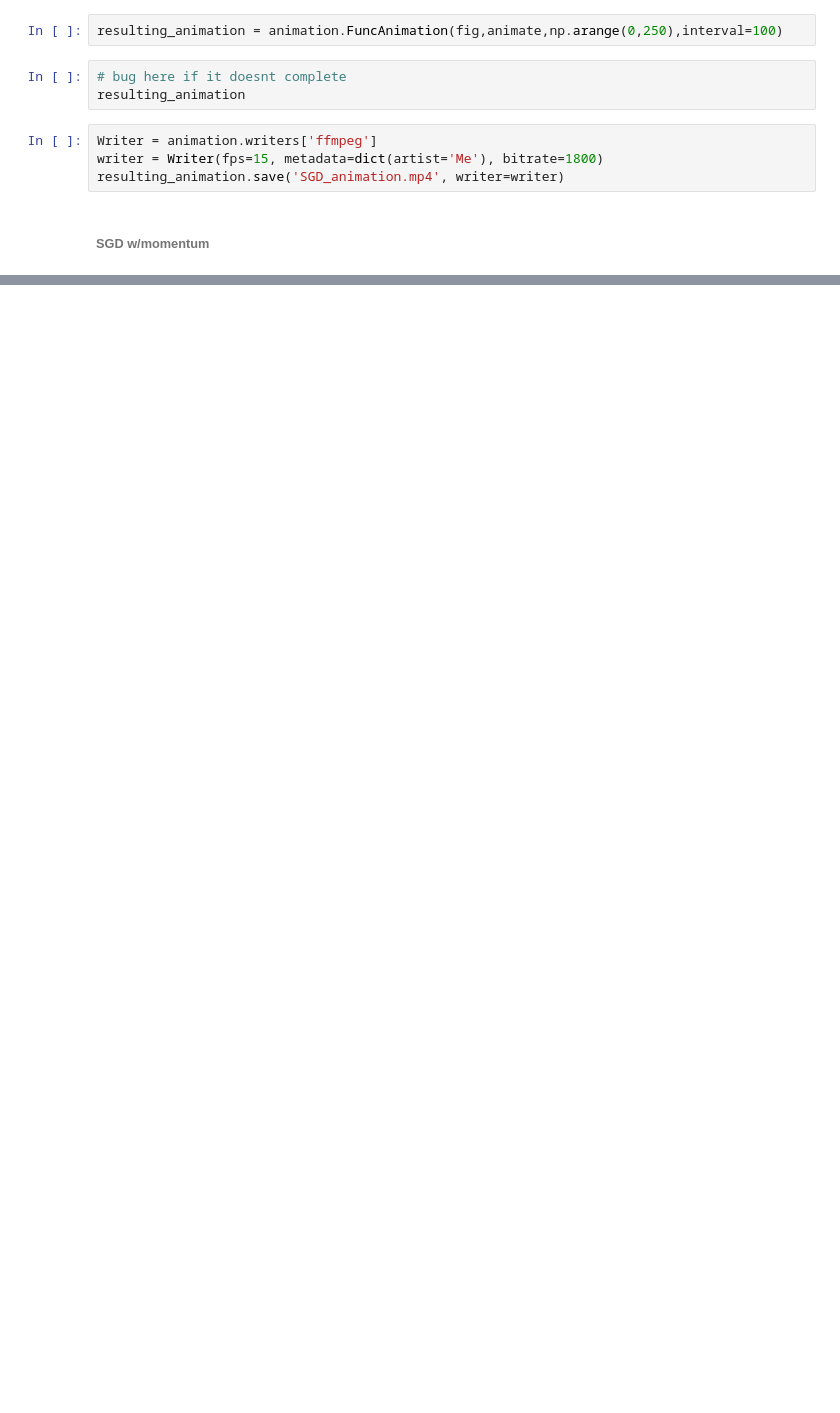
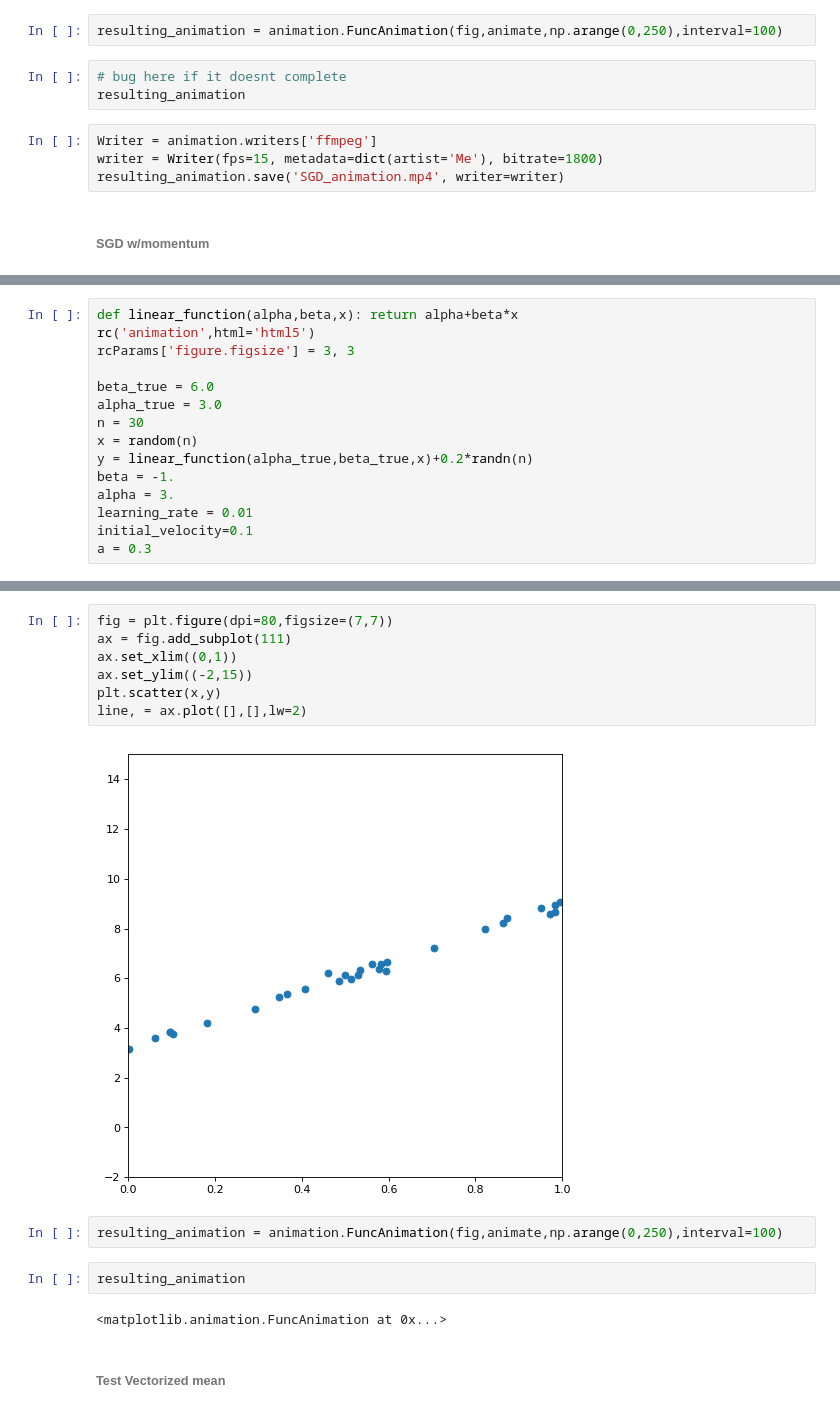
Before and after one commit to dougc333/TDS, a Jupyter notebook: linear_model.ipynb, the cells around one changed output, grey strips where cells are left out. Saved outputs shown, nothing was run; the diff lists cells and outputs as text; blank space fills up the shorter version.

```diff
--- a/linear_model.ipynb
+++ b/linear_model.ipynb
@@ -258,0 +222,15 @@ resulting_animation.save('SGD_animation.mp4', writer=writer)
+# %%
+def linear_function(alpha,beta,x): return alpha+beta*x
+rc('animation',html='html5')
+rcParams['figure.figsize'] = 3, 3
+
+beta_true = 6.0
+alpha_true = 3.0
+n = 30
+x = random(n)
+y = linear_function(alpha_true,beta_true,x)+0.2*randn(n)
+beta = -1.
+alpha = 3.
+learning_rate = 0.01
+initial_velocity=0.1
+a = 0.3
@@ -258,0 +265,17 @@ resulting_animation.save('SGD_animation.mp4', writer=writer)
+# %%
+fig = plt.figure(dpi=80,figsize=(7,7))
+ax = fig.add_subplot(111)
+ax.set_xlim((0,1))
+ax.set_ylim((-2,15))
+plt.scatter(x,y)
+line, = ax.plot([],[],lw=2)
+# %% [output]
+[figure, added]
+# %%
+resulting_animation = animation.FuncAnimation(fig,animate,np.arange(0,250),interval=100)
+# %%
+resulting_animation
+# %% [output]
+<matplotlib.animation.FuncAnimation at 0x...>
+# %% [markdown]
+<h6>Test Vectorized mean</h6>
```
Also changed, not shown: parts of 16 cells of this notebook.
